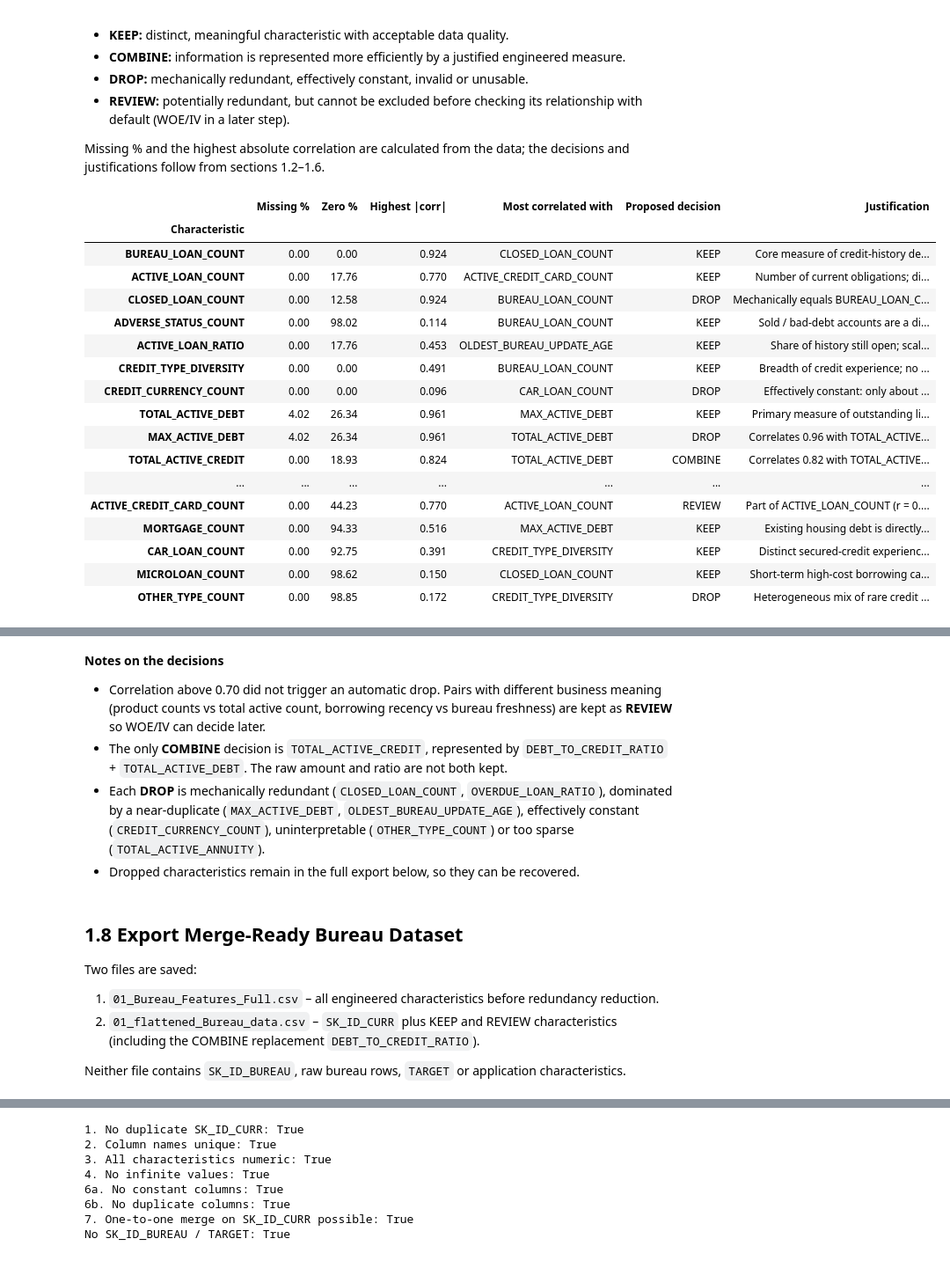
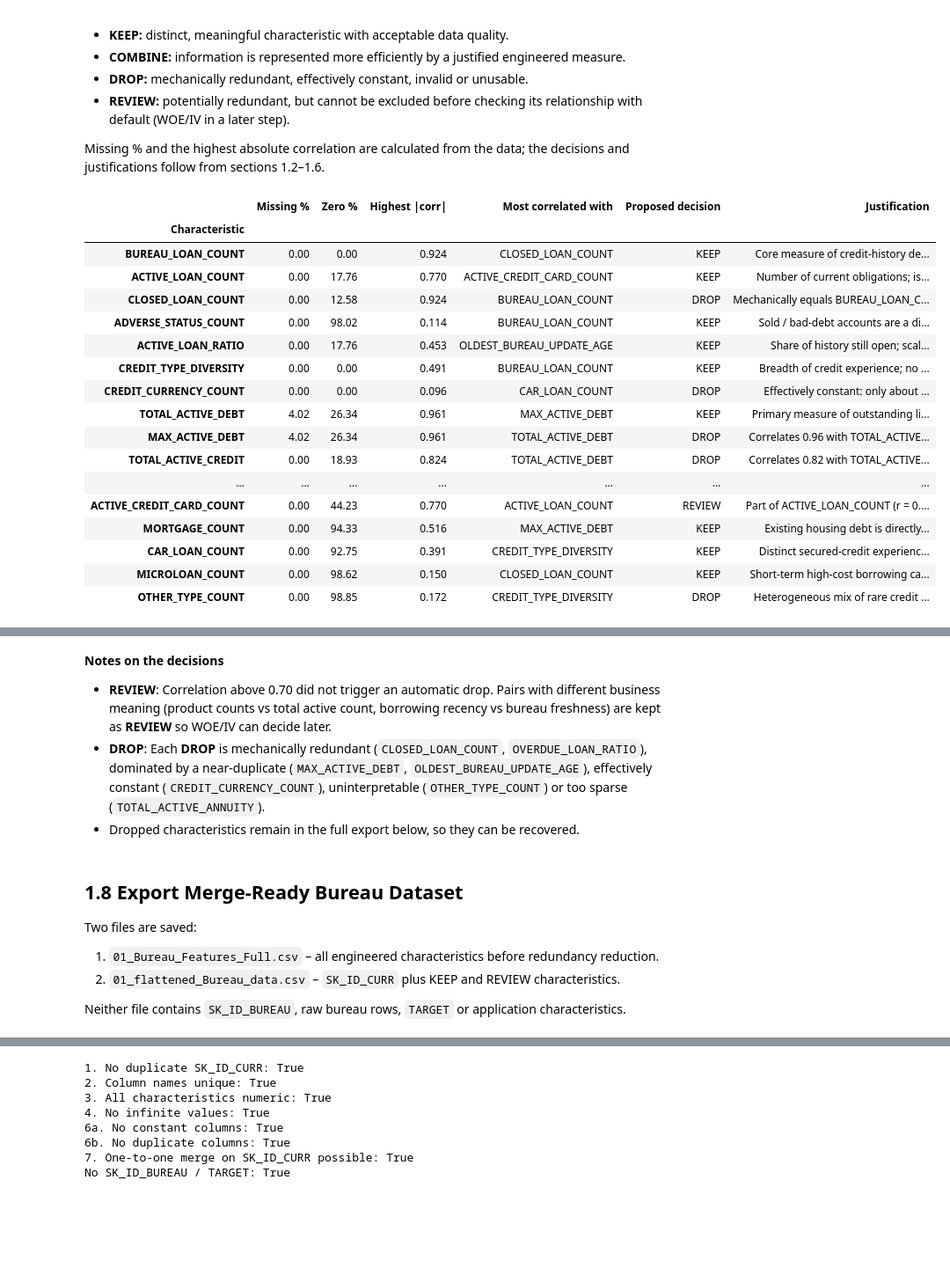
Before and after one commit to LeeLinWang/faproject, a Jupyter notebook: 01_flattened_Bureau_data.ipynb, the cells around one changed output, grey strips where cells are left out. Shown at 88% size. Saved outputs shown, nothing was run; the diff lists cells and outputs as text; code cells hidden in the pictures; blank space fills up the shorter version.

```diff
--- a/01_flattened_Bureau_data.ipynb
+++ b/01_flattened_Bureau_data.ipynb
@@ -758,9 +742,8 @@ Correlations are calculated between the **engineered applicant-level characteris
 # %% [markdown]
 ### A. Correlation matrix
 # %%
-# Pearson correlation between engineered characteristics
-cor = bureau_flat[engineered_cols].corr(method='pearson')
-cor_spearman = bureau_flat[engineered_cols].corr(method='spearman')
+# Correlation between engineered characteristics
+cor = bureau_flat[engineered_cols].corr()
 
 cor.round(2)
 # %% [output]
@@ -890,61 +871,61 @@ Missing % and the highest absolute correlation are calculated from the data; the
 # decision and justification for every engineered characteristic
 decisions = {
     'BUREAU_LOAN_COUNT': ('KEEP', 'Core measure of credit-history depth; complete for all applicants with bureau history.'),
-    'ACTIVE_LOAN_COUNT': ('KEEP', 'Number of current obligations; distinct from total history.'),
+    'ACTIVE_LOAN_COUNT': ('KEEP', 'Number of current obligations; is a distinct metric from total history.'),
     'CLOSED_LOAN_COUNT': ('DROP', 'Mechanically equals BUREAU_LOAN_COUNT - ACTIVE_LOAN_COUNT - ADVERSE_STATUS_COUNT and correlates 0.92 with BUREAU_LOAN_COUNT.'),
     'ADVERSE_STATUS_COUNT': ('KEEP', 'Sold / bad-debt accounts are a direct adverse credit signal; low correlation with other features. Rare (about 2% non-zero) but meaningful.'),
     'ACTIVE_LOAN_RATIO': ('KEEP', 'Share of history still open; scale-free complement to the counts, moderate correlation only.'),
     'CREDIT_TYPE_DIVERSITY': ('KEEP', 'Breadth of credit experience; no strong correlation with other features.'),
     'CREDIT_CURRENCY_COUNT': ('DROP', 'Effectively constant: only about 0.3% of applicants have more than one currency.'),
-    'ACTIVE_CONSUMER_CREDIT_COUNT': ('REVIEW', 'Part of ACTIVE_LOAN_COUNT (r = 0.76), but instalment credit may carry different risk from revolving credit.'),
-    'ACTIVE_CREDIT_CARD_COUNT': ('REVIEW', 'Part of ACTIVE_LOAN_COUNT (r = 0.77), but revolving usage may carry different risk; decide after IV.'),
+    'ACTIVE_CONSUMER_CREDIT_COUNT': ('REVIEW', 'Part of ACTIVE_LOAN_COUNT (r = 0.76), but instalment credit may carry different risk from revolving credit; to decide whether to keep or drop after IV calculations.'),
+    'ACTIVE_CREDIT_CARD_COUNT': ('REVIEW', 'Part of ACTIVE_LOAN_COUNT (r = 0.77), but revolving usage may carry different risk; to decide whether to keep or drop after IV calculations.'),
     'MORTGAGE_COUNT': ('KEEP', 'Existing housing debt is directly relevant to homeowners borrowing for home improvement.'),
     'CAR_LOAN_COUNT': ('KEEP', 'Distinct secured-credit experience; low correlation with other features.'),
     'MICROLOAN_COUNT': ('KEEP', 'Short-term high-cost borrowing can signal financial stress; low correlation with other features.'),
     'OTHER_TYPE_COUNT': ('DROP', 'Heterogeneous mix of rare credit types (about 1% non-zero) with no single interpretation; breadth already captured by CREDIT_TYPE_DIVERSITY.'),
     'TOTAL_ACTIVE_DEBT': ('KEEP', 'Primary measure of outstanding liabilities and affordability.'),
     'MAX_ACTIVE_DEBT': ('DROP', 'Correlates 0.96 with TOTAL_ACTIVE_DEBT with the same coverage; the total is the more meaningful exposure measure.'),
-    'TOTAL_ACTIVE_CREDIT': ('COMBINE', 'Correlates 0.82 with TOTAL_ACTIVE_DEBT; its information is represented by DEBT_TO_CREDIT_RATIO alongside TOTAL_ACTIVE_DEBT.'),
+    'TOTAL_ACTIVE_CREDIT': ('DROP', 'Correlates 0.82 with TOTAL_ACTIVE_DEBT; its information is represented by DEBT_TO_CREDIT_RATIO alongside TOTAL_ACTIVE_DEBT.'),
     'TOTAL_ACTIVE_ANNUITY': ('DROP', 'Unusable coverage: missing for about 59% of applicants because AMT_ANNUITY is mostly unreported.'),
     'DEBT_TO_CREDIT_RATIO': ('KEEP', 'Combined measure replacing TOTAL_ACTIVE_CREDIT: share of active credit still owed. Missing when there is no active credit.'),
     'TOTAL_REVOLVING_LIMIT': ('KEEP', 'Available revolving credit (credit cards only, per data dictionary); low correlation with other features.'),
     'MAX_DAYS_OVERDUE': ('KEEP', 'Severity of current delinquency.'),
     'OVERDUE_LOAN_COUNT': ('KEEP', 'Frequency of current delinquency; easier to explain than the ratio.'),
-    'OVERDUE_LOAN_RATIO': ('DROP', 'Count / total; non-zero for about 1% of applicants and rank-identical to OVERDUE_LOAN_COUNT (Spearman = 1.00).'),
+    'OVERDUE_LOAN_RATIO': ('DROP', 'Non-zero for about only 1% of applicants and is highly correlated to OVERDUE_LOAN_COUNT.'),
     'TOTAL_OVERDUE_AMOUNT': ('KEEP', 'Magnitude of current overdue exposure.'),
     'MAX_HIST_OVERDUE': ('KEEP', 'Worst historical overdue amount; distinct from current overdue. About 30% missing, which can be kept as its own bin later.'),
     'TOTAL_PROLONGATIONS': ('KEEP', 'Credit extensions requested; distinct repayment-strain signal.'),
     'OLDEST_CREDIT_AGE': ('KEEP', 'Length of credit history; complete coverage.'),
-    'MOST_RECENT_CREDIT_AGE': ('REVIEW', 'Correlates 0.74 with LATEST_BUREAU_UPDATE_AGE (Spearman only 0.51); recent new borrowing is a distinct concept.'),
+    'MOST_RECENT_CREDIT_AGE': ('REVIEW', 'Correlates 0.74 with LATEST_BUREAU_UPDATE_AGE; recent new borrowing is a distinct concept.'),
     'MAX_REMAINING_DURATION': ('KEEP', 'Length of remaining commitments; missing only when there are no active accounts.'),
     'LAST_CREDIT_END_AGE': ('KEEP', 'Recency of completed repayment; missing only when there are no closed accounts.'),
     'LATEST_BUREAU_UPDATE_AGE': ('REVIEW', 'Correlates 0.74 with MOST_RECENT_CREDIT_AGE; bureau freshness may matter separately.'),
-    'OLDEST_BUREAU_UPDATE_AGE': ('DROP', 'Correlates 0.82 with OLDEST_CREDIT_AGE and mainly reflects old closed accounts; credit age is more interpretable.'),
+    'OLDEST_BUREAU_UPDATE_AGE': ('DROP', 'Correlates 0.82 with OLDEST_CREDIT_AGE and mainly reflects old closed accounts.'),
 }
 
 # make sure every engineered characteristic has a decision
 assert set(decisions) == set(engineered_cols), set(engineered_cols) ^ set(decisions)
 
 max_abs_corr = cor.where(~np.eye(len(cor), dtype=bool)).abs()
 decision_table = pd.DataFrame({
     'Characteristic': engineered_cols,
     'Missing %': [bureau_flat[c].isnull().mean() * 100 for c in engineered_cols],
     'Zero %': [(bureau_flat[c] == 0).mean() * 100 for c in engineered_cols],
     'Highest |corr|': [max_abs_corr[c].max() for c in engineered_cols],
     'Most correlated with': [max_abs_corr[c].idxmax() for c in engineered_cols],
     'Proposed decision': [decisions[c][0] for c in engineered_cols],
     'Justification': [decisions[c][1] for c in engineered_cols],
 }).set_index('Characteristic')
 
 with pd.option_context('display.max_colwidth', None):
     display(decision_table.style.format({'Missing %': '{:.2f}', 'Zero %': '{:.2f}', 'Highest |corr|': '{:.3f}'}))
 
 print(decision_table['Proposed decision'].value_counts())
 # %% [output]
 |  | Missing % | Zero % | Highest |corr| | Most correlated with | Proposed decision | Justification |
 | Characteristic |  |  |  |  |  |  |
 | BUREAU_LOAN_COUNT | 0.00 | 0.00 | 0.924 | CLOSED_LOAN_COUNT | KEEP | Core measure of credit-history de... |
-| ACTIVE_LOAN_COUNT | 0.00 | 17.76 | 0.770 | ACTIVE_CREDIT_CARD_COUNT | KEEP | Number of current obligations; di... |
+| ACTIVE_LOAN_COUNT | 0.00 | 17.76 | 0.770 | ACTIVE_CREDIT_CARD_COUNT | KEEP | Number of current obligations; is... |
 | CLOSED_LOAN_COUNT | 0.00 | 12.58 | 0.924 | BUREAU_LOAN_COUNT | DROP | Mechanically equals BUREAU_LOAN_C... |
 | ADVERSE_STATUS_COUNT | 0.00 | 98.02 | 0.114 | BUREAU_LOAN_COUNT | KEEP | Sold / bad-debt accounts are a di... |
 | ACTIVE_LOAN_RATIO | 0.00 | 17.76 | 0.453 | OLDEST_BUREAU_UPDATE_AGE | KEEP | Share of history still open; scal... |
@@ -952,7 +933,7 @@ print(decision_table['Proposed decision'].value_counts())
 | CREDIT_CURRENCY_COUNT | 0.00 | 0.00 | 0.096 | CAR_LOAN_COUNT | DROP | Effectively constant: only about ... |
 | TOTAL_ACTIVE_DEBT | 4.02 | 26.34 | 0.961 | MAX_ACTIVE_DEBT | KEEP | Primary measure of outstanding li... |
 | MAX_ACTIVE_DEBT | 4.02 | 26.34 | 0.961 | TOTAL_ACTIVE_DEBT | DROP | Correlates 0.96 with TOTAL_ACTIVE... |
-| TOTAL_ACTIVE_CREDIT | 0.00 | 18.93 | 0.824 | TOTAL_ACTIVE_DEBT | COMBINE | Correlates 0.82 with TOTAL_ACTIVE... |
+| TOTAL_ACTIVE_CREDIT | 0.00 | 18.93 | 0.824 | TOTAL_ACTIVE_DEBT | DROP | Correlates 0.82 with TOTAL_ACTIVE... |
 | ... | ... | ... | ... | ... | ... | ... |
 | ACTIVE_CREDIT_CARD_COUNT | 0.00 | 44.23 | 0.770 | ACTIVE_LOAN_COUNT | REVIEW | Part of ACTIVE_LOAN_COUNT (r = 0.... |
 | MORTGAGE_COUNT | 0.00 | 94.33 | 0.516 | MAX_ACTIVE_DEBT | KEEP | Existing housing debt is directly... |
@@ -968,9 +948,8 @@ Name: count, dtype: int64
 # %% [markdown]
 **Notes on the decisions**
 
-- Correlation above 0.70 did not trigger an automatic drop. Pairs with different business meaning (product counts vs total active count, borrowing recency vs bureau freshness) are kept as **REVIEW** so WOE/IV can decide later.
-- The only **COMBINE** decision is `TOTAL_ACTIVE_CREDIT`, represented by `DEBT_TO_CREDIT_RATIO` + `TOTAL_ACTIVE_DEBT`. The raw amount and ratio are not both kept.
-- Each **DROP** is mechanically redundant (`CLOSED_LOAN_COUNT`, `OVERDUE_LOAN_RATIO`), dominated by a near-duplicate (`MAX_ACTIVE_DEBT`, `OLDEST_BUREAU_UPDATE_AGE`), effectively constant (`CREDIT_CURRENCY_COUNT`), uninterpretable (`OTHER_TYPE_COUNT`) or too sparse (`TOTAL_ACTIVE_ANNUITY`).
+- **REVIEW**: Correlation above 0.70 did not trigger an automatic drop. Pairs with different business meaning (product counts vs total active count, borrowing recency vs bureau freshness) are kept as **REVIEW** so WOE/IV can decide later.
+- **DROP**: Each **DROP** is mechanically redundant (`CLOSED_LOAN_COUNT`, `OVERDUE_LOAN_RATIO`), dominated by a near-duplicate (`MAX_ACTIVE_DEBT`, `OLDEST_BUREAU_UPDATE_AGE`), effectively constant (`CREDIT_CURRENCY_COUNT`), uninterpretable (`OTHER_TYPE_COUNT`) or too sparse (`TOTAL_ACTIVE_ANNUITY`).
 - Dropped characteristics remain in the full export below, so they can be recovered.
 # %% [markdown]
 ## 1.8 Export Merge-Ready Bureau Dataset
@@ -978,7 +957,7 @@ Name: count, dtype: int64
 Two files are saved:
 
 1. `01_Bureau_Features_Full.csv` – all engineered characteristics before redundancy reduction.
-2. `01_flattened_Bureau_data.csv` – `SK_ID_CURR` plus KEEP and REVIEW characteristics (including the COMBINE replacement `DEBT_TO_CREDIT_RATIO`).
+2. `01_flattened_Bureau_data.csv` – `SK_ID_CURR` plus KEEP and REVIEW characteristics.
 
 Neither file contains `SK_ID_BUREAU`, raw bureau rows, `TARGET` or application characteristics.
 # %%
```
Also changed, not shown: parts of 11 cells of this notebook, 1 other file.
